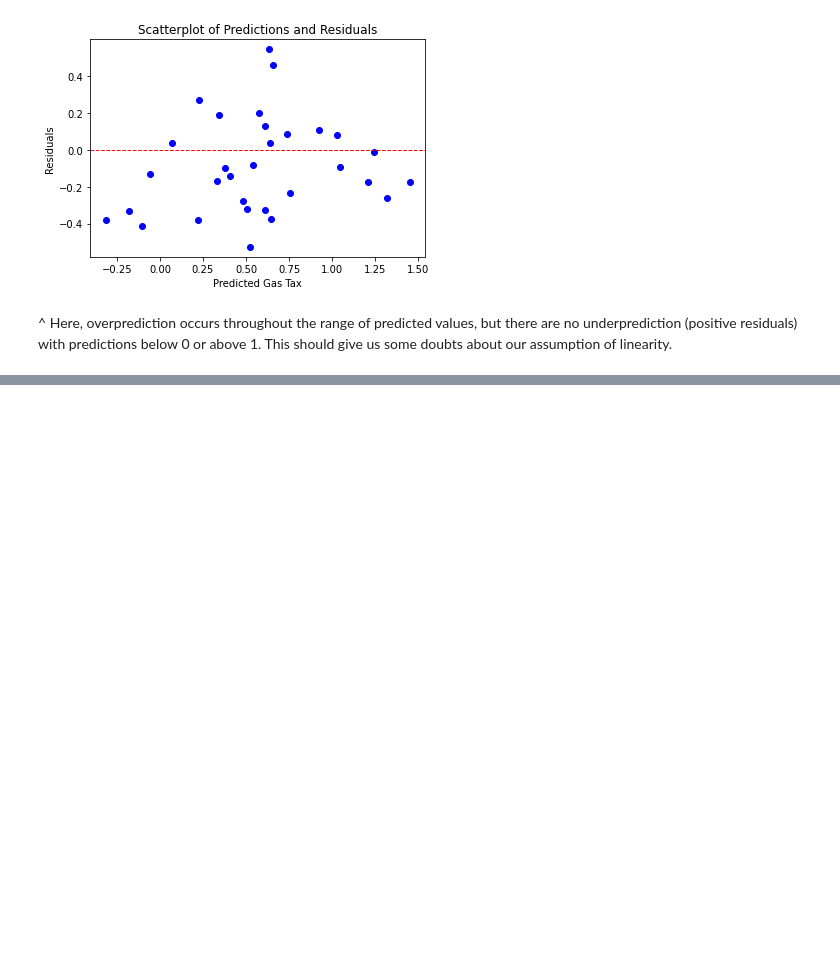
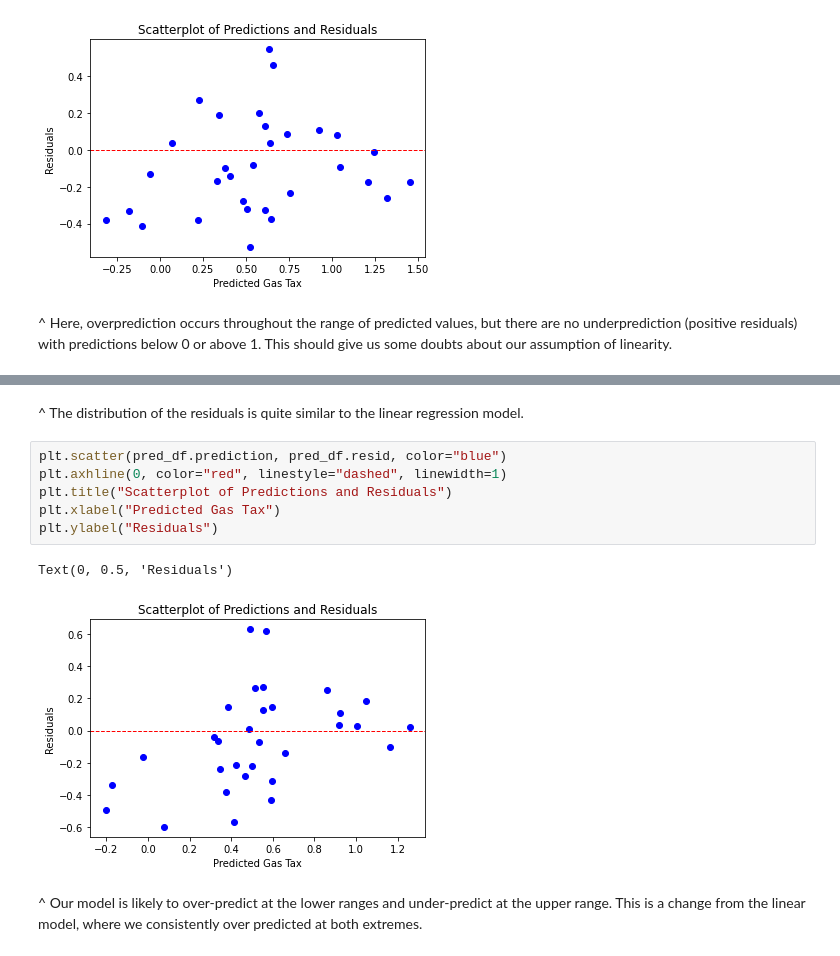
Before and after one commit to alextanhongpin/data-cleaning-and-exploration-with-machine-learning, a Jupyter notebook: 07-linear_regression_models.ipynb, the cells around one changed output, grey strips where cells are left out. Drawn from its saved outputs; the diff is of its cells as text; blank space fills up the shorter version.

```diff
--- a/07-linear_regression_models.ipynb
+++ b/07-linear_regression_models.ipynb
@@ -249,0 +441,13 @@ Text(0, 0.5, 'Residuals')
+# %% [markdown]
+^ The distribution of the residuals is quite similar to the linear regression model.
+# %%
+plt.scatter(pred_df.prediction, pred_df.resid, color="blue")
+plt.axhline(0, color="red", linestyle="dashed", linewidth=1)
+plt.title("Scatterplot of Predictions and Residuals")
+plt.xlabel("Predicted Gas Tax")
+plt.ylabel("Residuals")
+# %% [output]
+Text(0, 0.5, 'Residuals')
+[figure, added]
+# %% [markdown]
+^ Our model is likely to over-predict at the lower ranges and under-predict at the upper range. This is a change from the linear model, where we consistently over predicted at both extremes.
```
Also changed, not shown: parts of 78 cells of this notebook, 1 other file.
